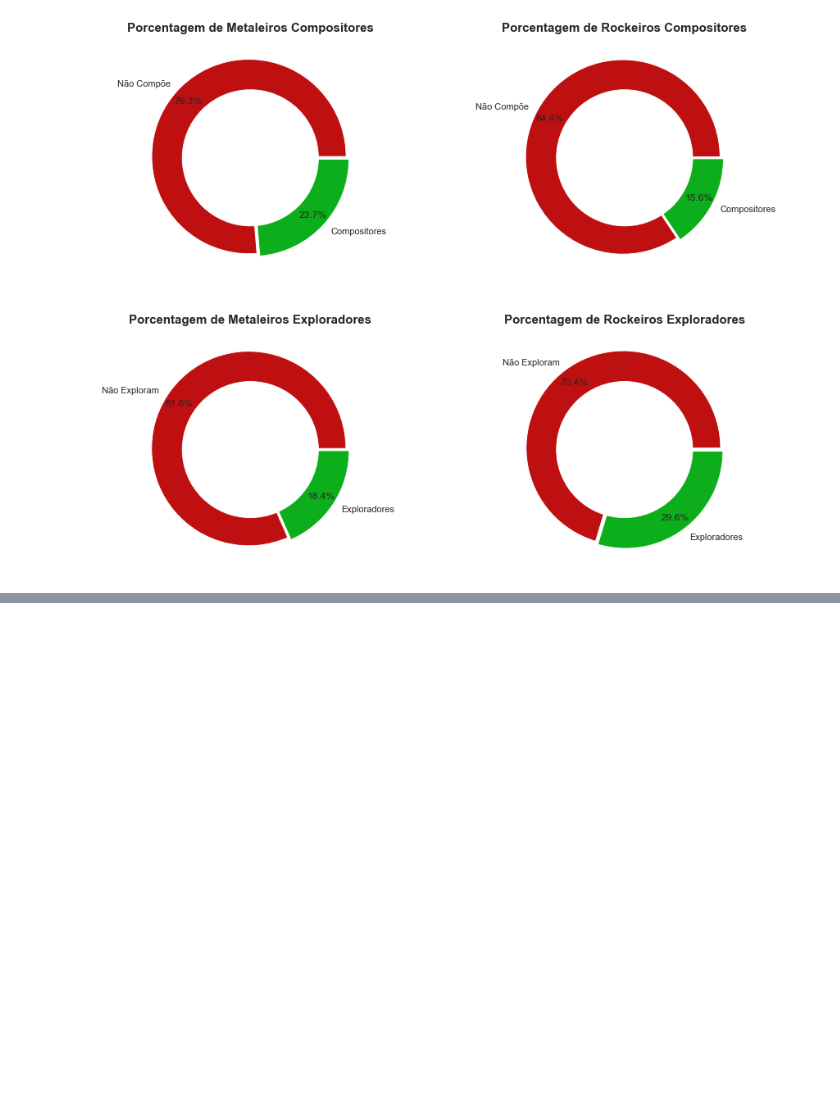
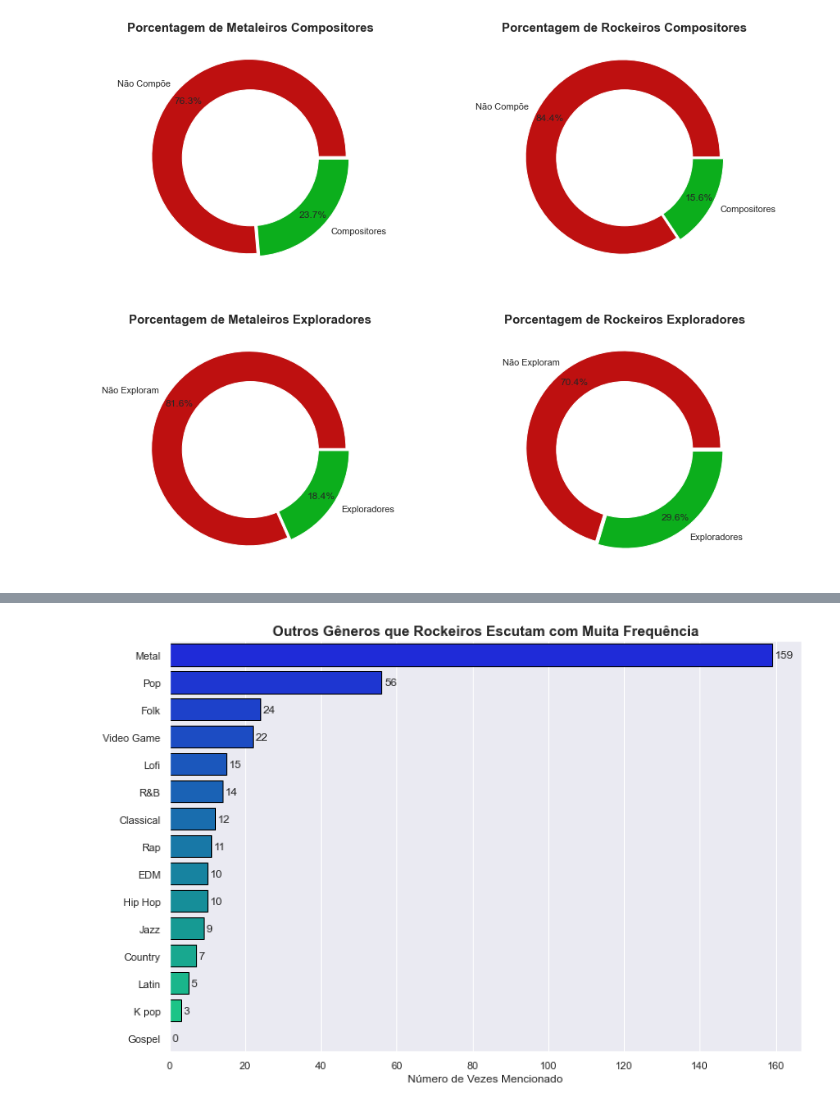
Before and after one commit to JoSEPHDev2022/Mental_Health_X_Music, a Jupyter notebook: analise_exp.ipynb, the cells around one changed output, grey strips where cells are left out. Drawn from its saved outputs; the diff is of its cells as text; code cells hidden in the pictures; blank space fills up the shorter version.

```diff
--- a/analise_exp.ipynb
+++ b/analise_exp.ipynb
@@ -1071,0 +1266,11 @@ plt.show()
+# %%
+# Passando dados para um dataset:
+data = [12, 7, 10, 24, 0, 10, 9, 3, 5, 15, 56, 14, 11, 159, 22]
+index = ['Classical', 'Country', 'EDM', 'Folk', 'Gospel', 'Hip Hop', 'Jazz',
+         'K pop', 'Latin', 'Lofi', 'Pop', 'R&B', 'Rap', 'Metal', 'Video Game']
+
+df_rock = pd.DataFrame(data, columns=['Frequencies'], index=index)
+df_rock = df_rock.reset_index()
+df_rock = df_rock.rename(columns={'index':'Genres'})
+df_rock = df_rock.sort_values(by='Frequencies', ascending=False)
+df_rock
@@ -1071,0 +1294,18 @@ plt.show()
+# %%
+# Plotando:
+f, ax = plt.subplots()
+
+sns.barplot(data=df_rock, x='Frequencies', y='Genres', edgecolor='black', palette='winter')
+
+for i in ax.containers:
+    ax.bar_label(i, padding=3)
+
+plt.title(
+    'Outros Gêneros que Rockeiros Escutam com Muita Frequência',
+    fontsize=15, fontweight='bold'
+    )
+plt.xlabel('Número de Vezes Mencionado', fontsize=12)
+plt.ylabel('')
+plt.show()
+# %% [output]
+[figure, added]
```
Also changed, not shown: parts of 13 cells of this notebook.
